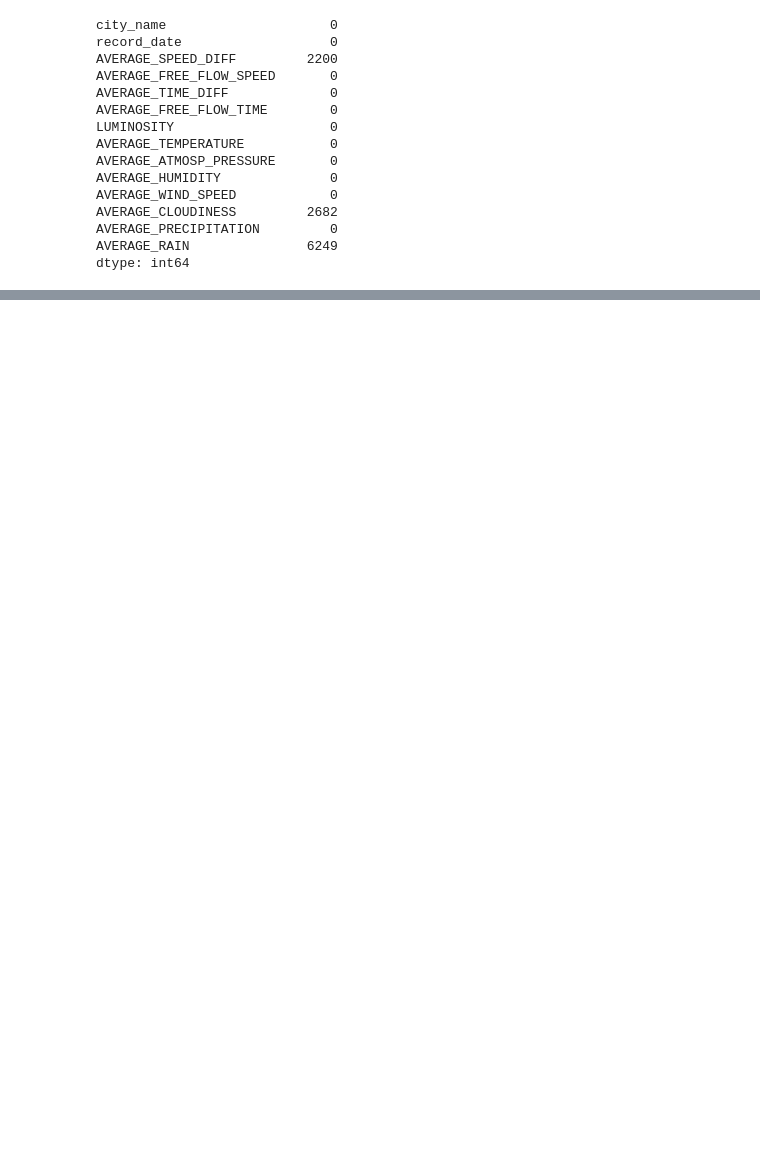
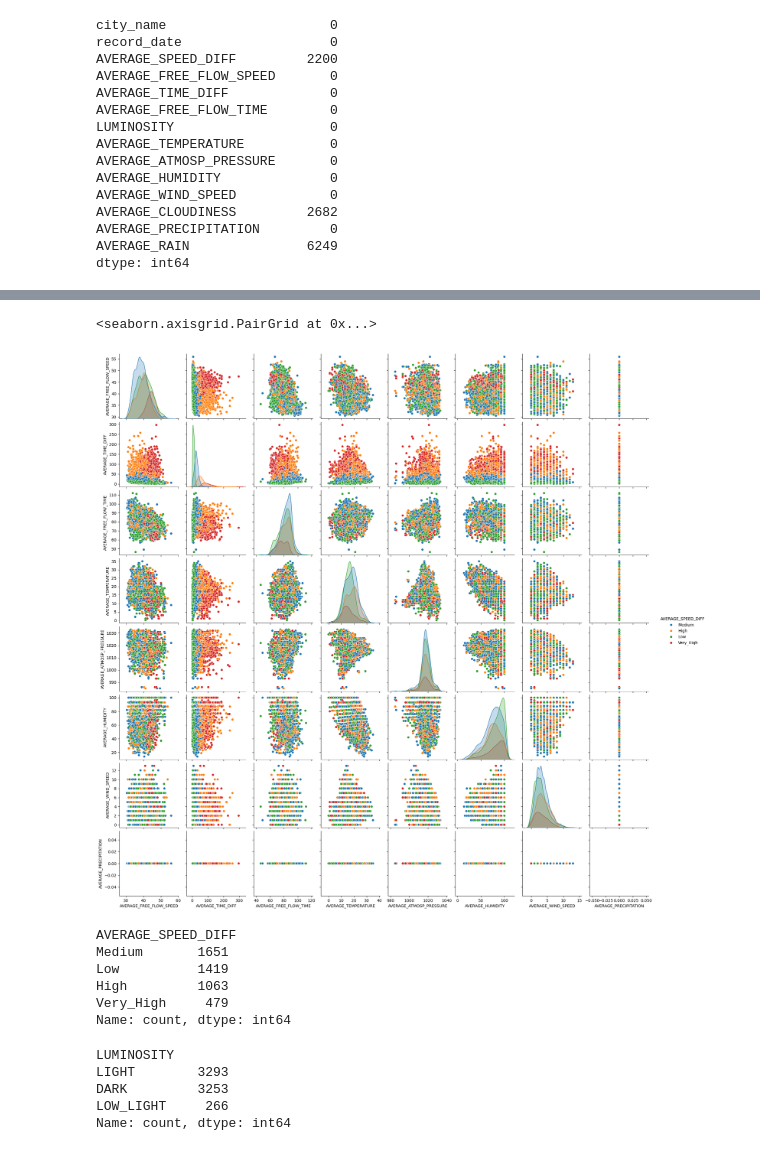
Before and after one commit to eduardaspereira/DAA, a Jupyter notebook: data_analysis.ipynb, the cells around one changed output, grey strips where cells are left out. Saved outputs shown, nothing was run; the diff lists cells and outputs as text; code cells hidden in the pictures; blank space fills up the shorter version.

```diff
--- a/data_analysis.ipynb
+++ b/data_analysis.ipynb
@@ -112,0 +118,22 @@ dtype: int64
+# %%
+sns.pairplot(dt, hue='AVERAGE_SPEED_DIFF')
+# %% [output]
+<seaborn.axisgrid.PairGrid at 0x...>
+[figure, added]
+# %%
+print(dt['AVERAGE_SPEED_DIFF'].value_counts()) # Não está balanceado
+# %% [output]
+AVERAGE_SPEED_DIFF
+Medium       1651
+Low          1419
+High         1063
+Very_High     479
+Name: count, dtype: int64
+# %%
+print(dt['LUMINOSITY'].value_counts()) # Não está balanceado
+# %% [output]
+LUMINOSITY
+LIGHT        3293
+DARK         3253
+LOW_LIGHT     266
+Name: count, dtype: int64
```
Also changed, not shown: parts of 2 cells of this notebook, 1 other file.
